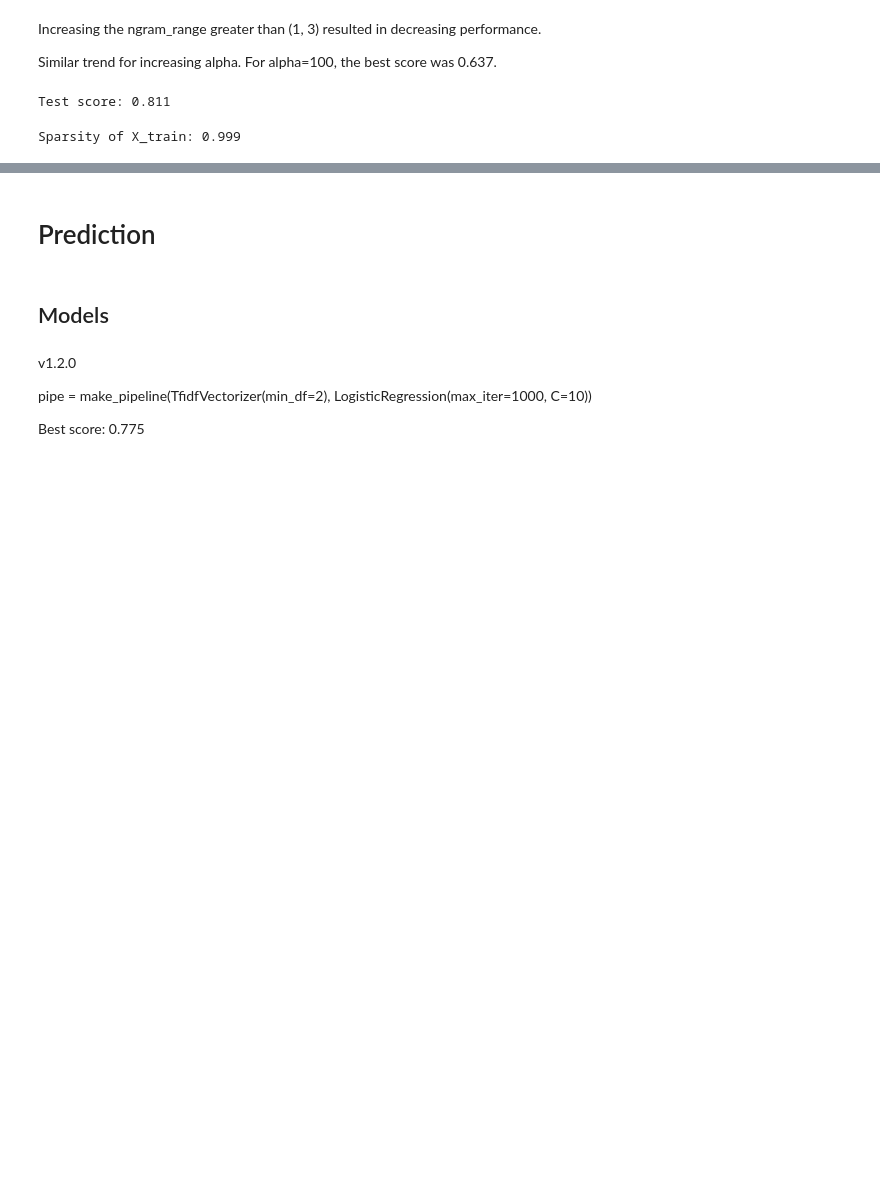
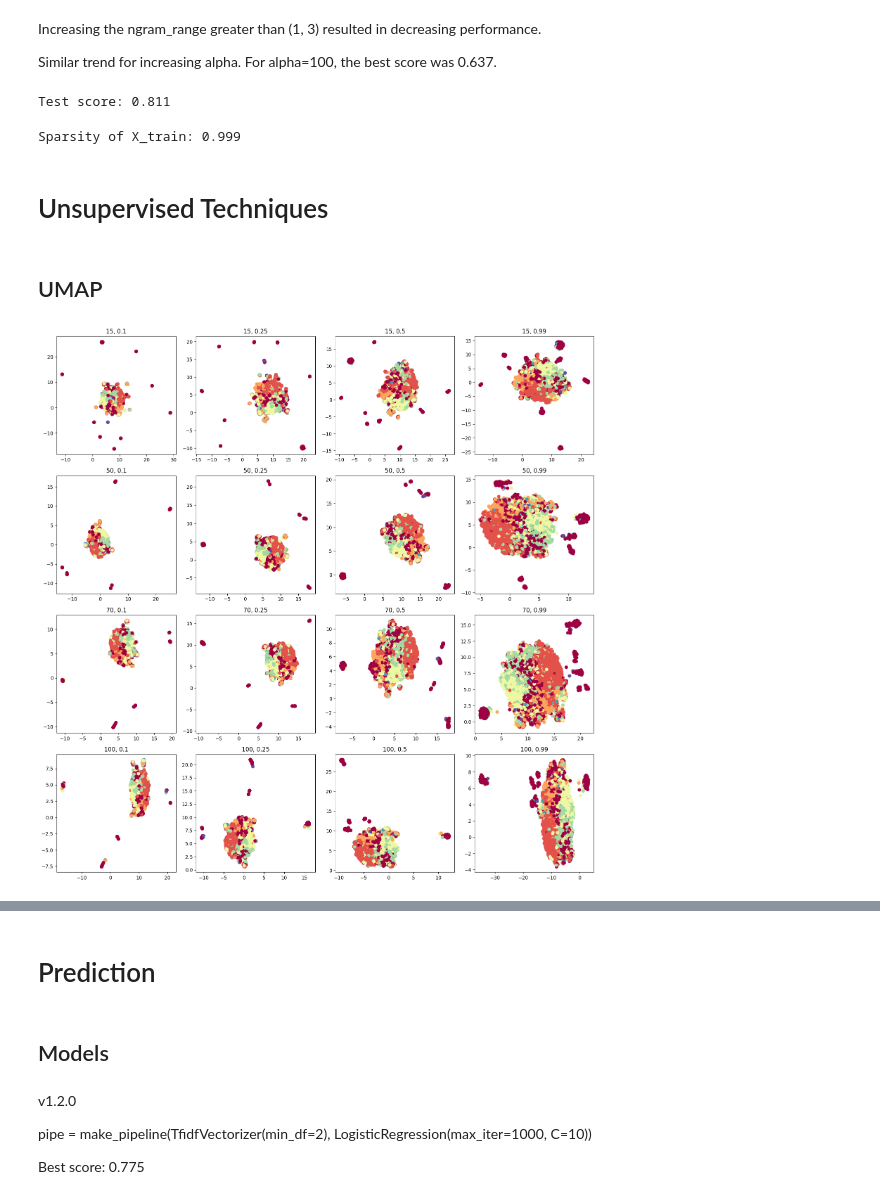
Before and after one commit to abhaykukade/classifying_math_prob_nlp, a Jupyter notebook: main.ipynb, the cells around one changed output, grey strips where cells are left out. Cells and saved outputs as stored; diff of their text form; code cells hidden in the pictures; blank space fills up the shorter version.

```diff
--- a/main.ipynb
+++ b/main.ipynb
@@ -625,3 +634,14 @@ Test score: 0.811
 print(f'Sparsity of X_train: {1 - np.count_nonzero(X_train.toarray())/np.size(X_train.toarray()):.3f}')
 # %% [output]
 Sparsity of X_train: 0.999
+# %% [markdown]
+# Unsupervised Techniques
+# %% [markdown]
+## UMAP
+# %%
+pipe = Pipeline([
+    ('lemmatizer', lemmatizer),
+    ('tfidf', TfidfVectorizer(min_df=2, ngram_range=(1, 2)))
+], memory=memory)
+pipe.fit(text_train)
+X_train = pipe.transform(text_train)
@@ -627,0 +650,38 @@ Sparsity of X_train: 0.999
+# %%
+def draw_umap(data, target, n_neighbors=15, min_dist=0.1, n_components=2, metric='cosine', ax=None):
+    fit = umap.UMAP(
+        n_neighbors=n_neighbors,
+        min_dist=min_dist,
+        n_components=n_components,
+        metric=metric,
+        n_jobs=-1
+    )
+    u = fit.fit_transform(data)
+
+    if ax == None:
+        ax = plt.gca()
+
+    if n_components == 2:
+        ax.scatter(u[:, 0], u[:, 1], c=target, cmap='Spectral', s=5)
+    if n_components == 3:
+        fig = plt.figure(figsize=(10, 7))
+        ax = fig.add_subplot(111, projection='3d')
+        sc = ax.scatter(u[:, 0], u[:, 1], u[:, 2], c=target, s=3)
+        plt.colorbar(sc, ax=ax, pad=0.1)
+# %%
+param_grid = {
+    'n_neighbors': [15, 50, 70, 100],
+    'min_dist': [0.1, 0.25, 0.5, 0.99]
+}
+
+fig, axes = plt.subplots(4, 4, figsize=(16, 16))
+axes = axes.flatten()
+i = 0
+for n_neighbor in param_grid['n_neighbors']:
+    for dist in param_grid['min_dist']:
+        draw_umap(X_train, y_train, n_neighbors=n_neighbor, min_dist=dist, ax=axes[i])
+        axes[i].set_title(f'{n_neighbor}, {dist}')
+        i += 1
+plt.tight_layout()
+# %% [output]
+[figure, added]
```
Also changed, not shown: parts of 6 cells of this notebook, 2 other files.
